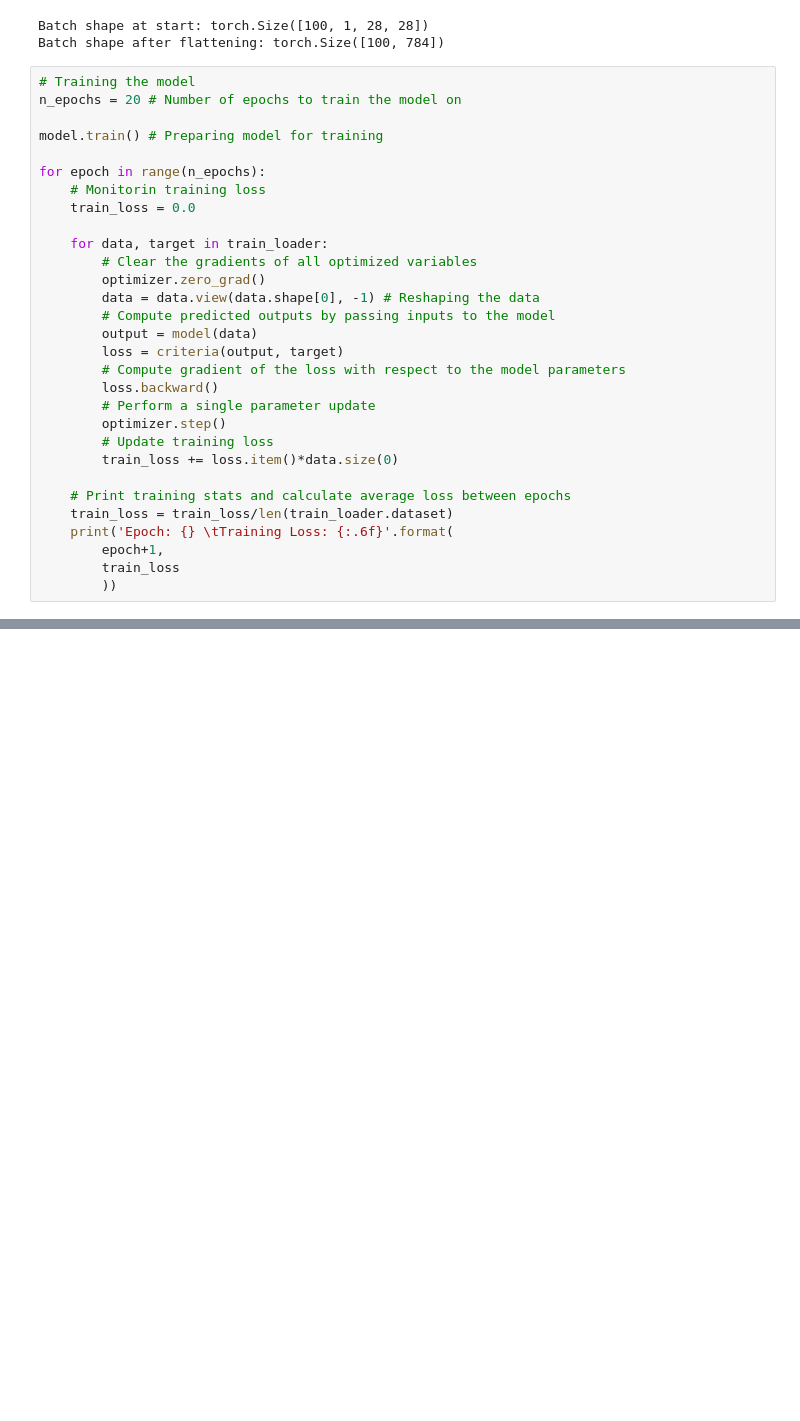
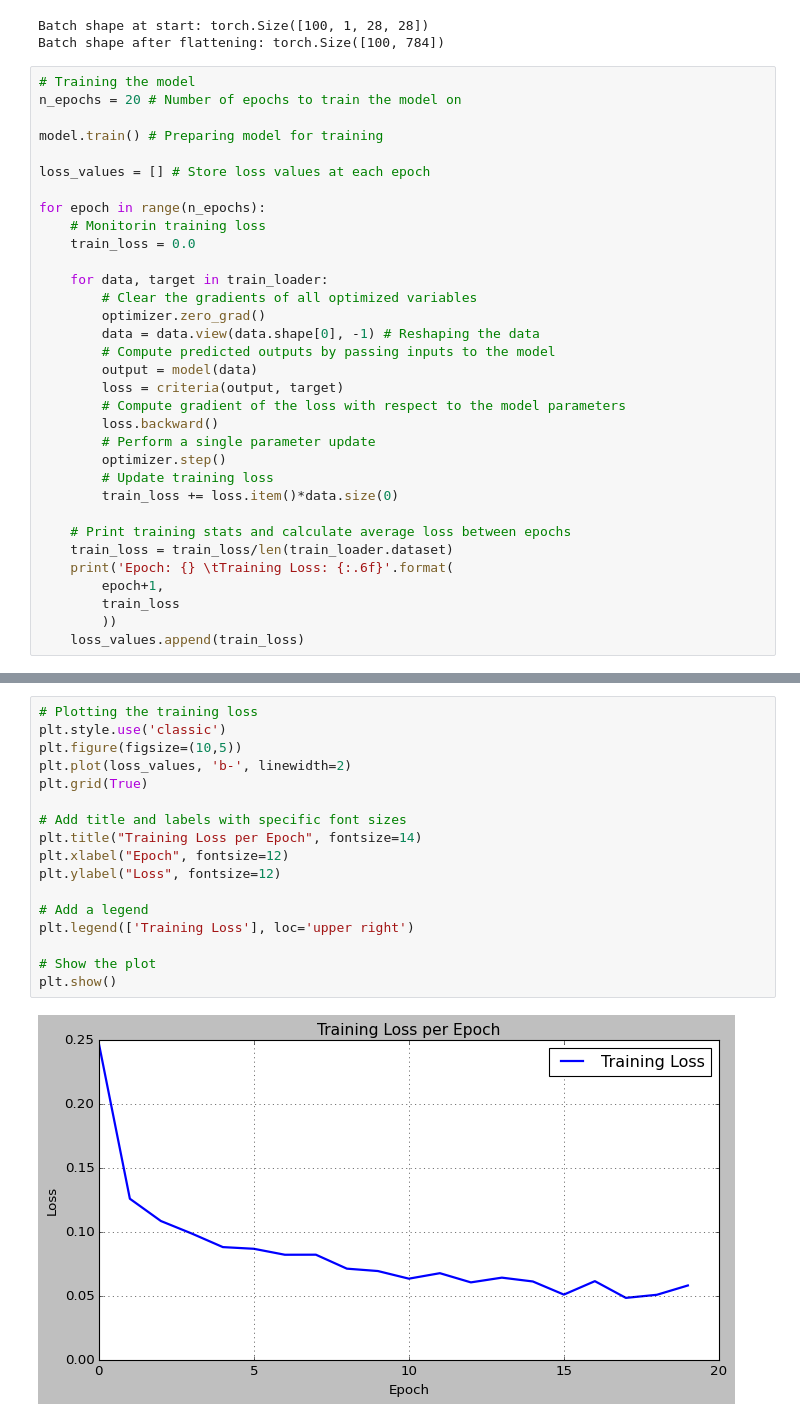
Before and after one commit to eeroak/HWD-Classification, a Jupyter notebook: data/classification.ipynb, the cells around one changed output, grey strips where cells are left out. Drawn from its saved outputs; the diff is of its cells as text; blank space fills up the shorter version.

Commit message:
Add plotting, testing done

```diff
--- a/data/classification.ipynb
+++ b/data/classification.ipynb
@@ -95,6 +95,8 @@ Batch shape after flattening: torch.Size([100, 784])
 n_epochs = 20 # Number of epochs to train the model on
 
 model.train() # Preparing model for training
+
+loss_values = [] # Store loss values at each epoch
 
 for epoch in range(n_epochs):
     # Monitorin training loss
@@ -120,4 +122,5 @@ for epoch in range(n_epochs):
         epoch+1,
         train_loss
         ))
+    loss_values.append(train_loss)
 # %% [output]
@@ -195,0 +206,19 @@ Test Accuracy (Overall): 96% (9674/10000)
+# %%
+# Plotting the training loss
+plt.style.use('classic')
+plt.figure(figsize=(10,5))
+plt.plot(loss_values, 'b-', linewidth=2)
+plt.grid(True)
+
+# Add title and labels with specific font sizes
+plt.title("Training Loss per Epoch", fontsize=14)
+plt.xlabel("Epoch", fontsize=12)
+plt.ylabel("Loss", fontsize=12)
+
+# Add a legend
+plt.legend(['Training Loss'], loc='upper right')
+
+# Show the plot
+plt.show()
+# %% [output]
+[figure, added]
```
Also changed, not shown: parts of 2 cells of this notebook, 1 other file.
